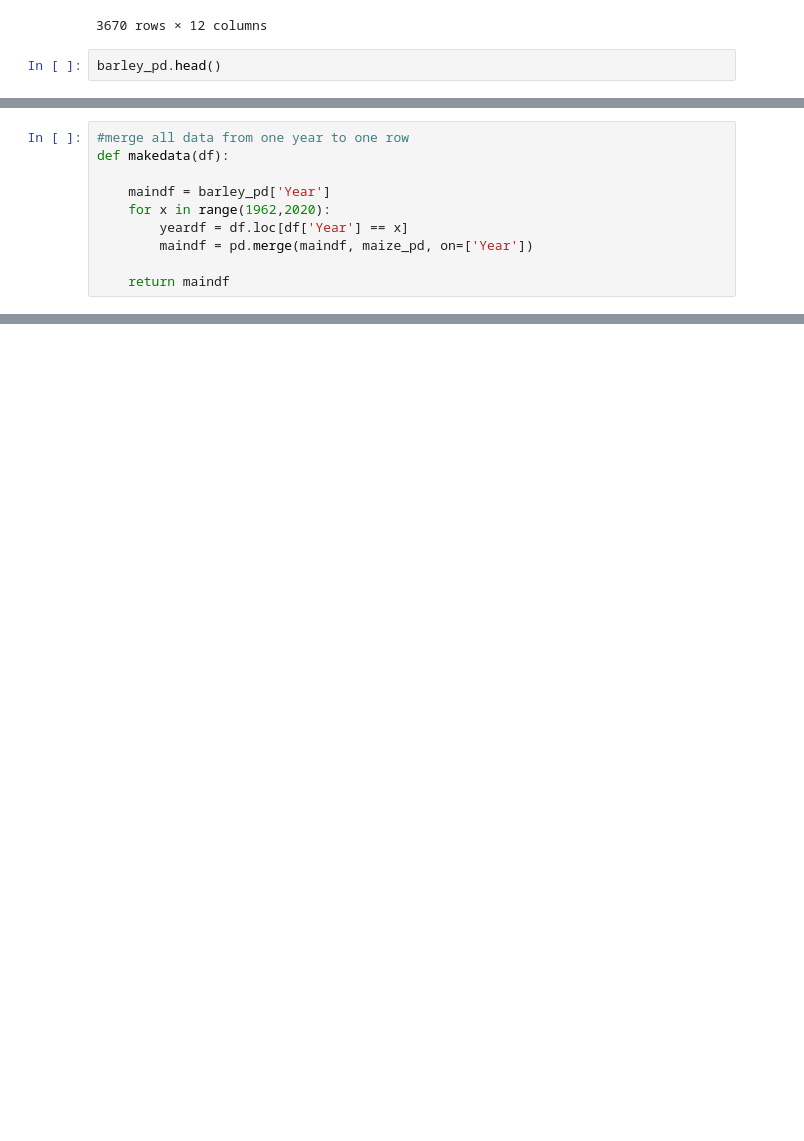
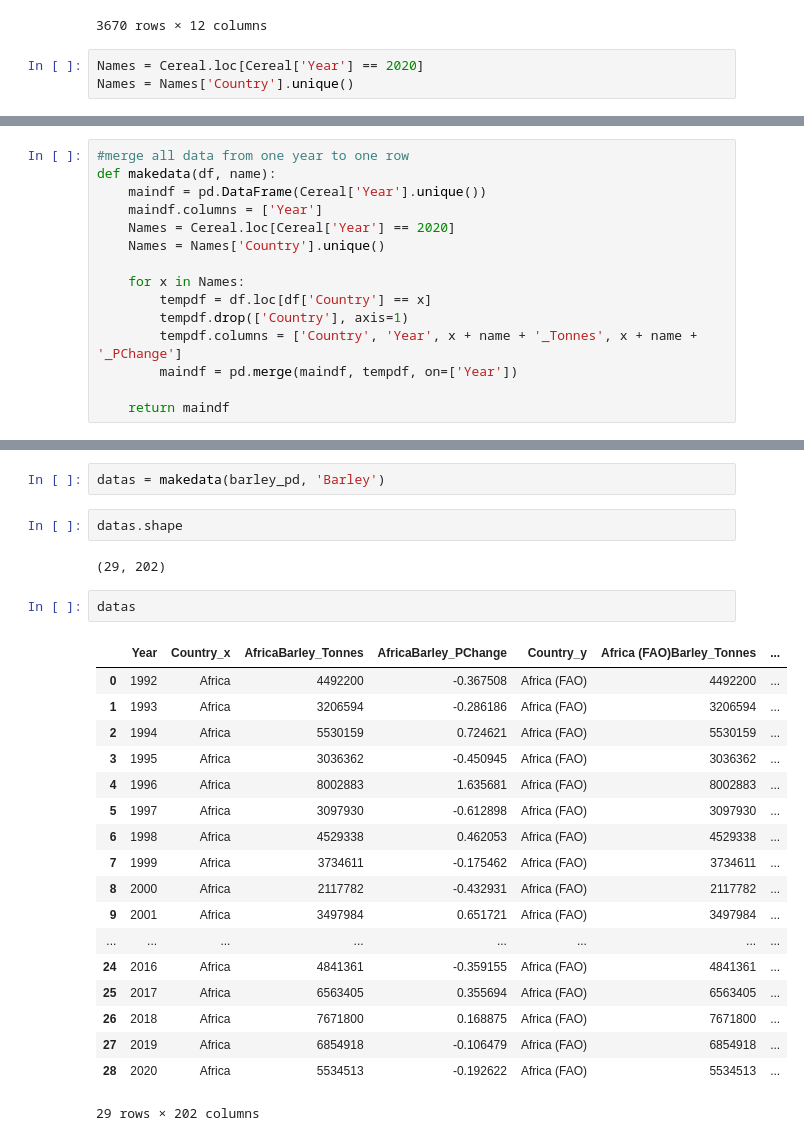
Before and after one commit to MichaelP84/HackFarmers, a Jupyter notebook: HackFarmers.ipynb, the cells around one changed output, grey strips where cells are left out. Cells and saved outputs as stored; diff of their text form; blank space fills up the shorter version.

Commit message:
formatted data

```diff
--- a/HackFarmers.ipynb
+++ b/HackFarmers.ipynb
@@ -110,4 +110,5 @@ Cereal
 | 3669 | Yugoslavia | 1991 | 734700 | 0.061816 | 11557000 | 0.718775 | 37501 | 0.359421 | ... |
 3670 rows × 12 columns
 # %%
-barley_pd.head()
+Names = Cereal.loc[Cereal['Year'] == 2020]
+Names = Names['Country'].unique()
@@ -121,10 +119,15 @@ barley_pd.head()
 # %%
 #merge all data from one year to one row
-def makedata(df):
+def makedata(df, name):
+    maindf = pd.DataFrame(Cereal['Year'].unique())
+    maindf.columns = ['Year']
+    Names = Cereal.loc[Cereal['Year'] == 2020]
+    Names = Names['Country'].unique()
 
-    maindf = barley_pd['Year']
-    for x in range(1962,2020):
-        yeardf = df.loc[df['Year'] == x]
-        maindf = pd.merge(maindf, maize_pd, on=['Year'])
+    for x in Names:
+        tempdf = df.loc[df['Country'] == x]
+        tempdf.drop(['Country'], axis=1)
+        tempdf.columns = ['Country', 'Year', x + name + '_Tonnes', x + name + '_PChange']
+        maindf = pd.merge(maindf, tempdf, on=['Year'])
 
     return maindf
@@ -147,0 +134,27 @@ yeardf -makeddata()
+# %%
+datas = makedata(barley_pd, 'Barley')
+# %%
+datas.shape
+# %% [output]
+(29, 202)
+# %%
+datas
+# %% [output]
+|  | Year | Country_x | AfricaBarley_Tonnes | AfricaBarley_PChange | Country_y | Africa (FAO)Barley_Tonnes | ... |
+| 0 | 1992 | Africa | 4492200 | -0.367508 | Africa (FAO) | 4492200 | ... |
+| 1 | 1993 | Africa | 3206594 | -0.286186 | Africa (FAO) | 3206594 | ... |
+| 2 | 1994 | Africa | 5530159 | 0.724621 | Africa (FAO) | 5530159 | ... |
+| 3 | 1995 | Africa | 3036362 | -0.450945 | Africa (FAO) | 3036362 | ... |
+| 4 | 1996 | Africa | 8002883 | 1.635681 | Africa (FAO) | 8002883 | ... |
+| 5 | 1997 | Africa | 3097930 | -0.612898 | Africa (FAO) | 3097930 | ... |
+| 6 | 1998 | Africa | 4529338 | 0.462053 | Africa (FAO) | 4529338 | ... |
+| 7 | 1999 | Africa | 3734611 | -0.175462 | Africa (FAO) | 3734611 | ... |
+| 8 | 2000 | Africa | 2117782 | -0.432931 | Africa (FAO) | 2117782 | ... |
+| 9 | 2001 | Africa | 3497984 | 0.651721 | Africa (FAO) | 3497984 | ... |
+| ... | ... | ... | ... | ... | ... | ... | ... |
+| 24 | 2016 | Africa | 4841361 | -0.359155 | Africa (FAO) | 4841361 | ... |
+| 25 | 2017 | Africa | 6563405 | 0.355694 | Africa (FAO) | 6563405 | ... |
+| 26 | 2018 | Africa | 7671800 | 0.168875 | Africa (FAO) | 7671800 | ... |
+| 27 | 2019 | Africa | 6854918 | -0.106479 | Africa (FAO) | 6854918 | ... |
+| 28 | 2020 | Africa | 5534513 | -0.192622 | Africa (FAO) | 5534513 | ... |
+29 rows × 202 columns
```
Also changed, not shown: parts of 4 cells of this notebook.
